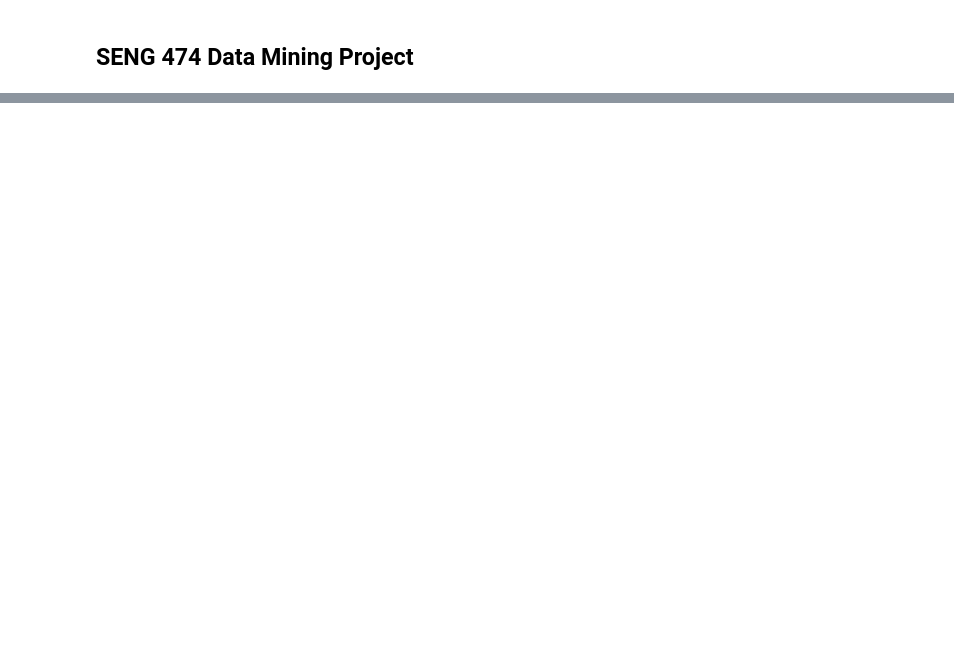
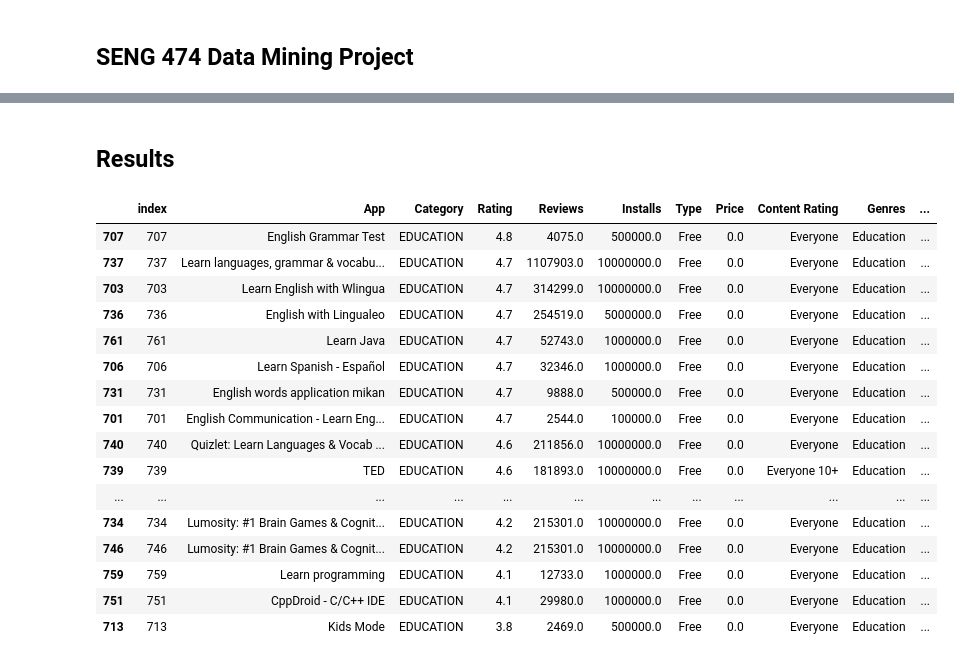
Before and after one commit to chrisann0295/DataExploration, a Jupyter notebook: DataAnalysis.ipynb, the cells around one changed output, grey strips where cells are left out. Saved outputs shown, nothing was run; the diff lists cells and outputs as text; code cells hidden in the pictures; blank space fills up the shorter version.

```diff
--- a/DataAnalysis.ipynb
+++ b/DataAnalysis.ipynb
@@ -54,3 +106,55 @@ data.head()
+# %%
+data = data.reset_index()
+indices = pd.Series(data.index, index=data['App'])
+
+
+def get_recommendations(app_name):
+    idx = indices[app_name]
+    sim_scores = list(enumerate(cosine_sim[idx]))
+    sim_scores = sorted(sim_scores, key=lambda x: x[1], reverse=True)
+    sim_scores = sim_scores[1:50]
+    app_indices = [i[0] for i in sim_scores]
+    new = data.iloc[app_indices]
+    return ranked_recommendations(new)
+
+
+def ranked_recommendations(recommended_data):
+    C = recommended_data['Rating'].mean()
+    m = recommended_data['Reviews'].quantile(0.10)
+    final_apps = recommended_data.copy().loc[data['Reviews'] >= m]
+    final_apps.shape
+
+    def weighted_rating(x, m=m, C=C):
+        v = x['Reviews']
+        R = x['Rating']
+        return (v /(v + m) * R) + (m / (m + v) * C)
+
+    final_apps['score'] = final_apps.apply(weighted_rating, axis=1)
+    final_apps = final_apps.sort_values('score', ascending=False)
+
+    return final_apps
+# %% [markdown]
+## Results
+# %%
+get_recommendations('German Vocabulary Trainer').head(100)
+# %% [output]
+|  | index | App | Category | Rating | Reviews | Installs | Type | Price | Content Rating | Genres | ... |
+| 707 | 707 | English Grammar Test | EDUCATION | 4.8 | 4075.0 | 500000.0 | Free | 0.0 | Everyone | Education | ... |
+| 737 | 737 | Learn languages, grammar & vocabu... | EDUCATION | 4.7 | 1107903.0 | 10000000.0 | Free | 0.0 | Everyone | Education | ... |
+| 703 | 703 | Learn English with Wlingua | EDUCATION | 4.7 | 314299.0 | 10000000.0 | Free | 0.0 | Everyone | Education | ... |
+| 736 | 736 | English with Lingualeo | EDUCATION | 4.7 | 254519.0 | 5000000.0 | Free | 0.0 | Everyone | Education | ... |
+| 761 | 761 | Learn Java | EDUCATION | 4.7 | 52743.0 | 1000000.0 | Free | 0.0 | Everyone | Education | ... |
+| 706 | 706 | Learn Spanish - Español | EDUCATION | 4.7 | 32346.0 | 1000000.0 | Free | 0.0 | Everyone | Education | ... |
+| 731 | 731 | English words application mikan | EDUCATION | 4.7 | 9888.0 | 500000.0 | Free | 0.0 | Everyone | Education | ... |
+| 701 | 701 | English Communication - Learn Eng... | EDUCATION | 4.7 | 2544.0 | 100000.0 | Free | 0.0 | Everyone | Education | ... |
+| 740 | 740 | Quizlet: Learn Languages & Vocab ... | EDUCATION | 4.6 | 211856.0 | 10000000.0 | Free | 0.0 | Everyone | Education | ... |
+| 739 | 739 | TED | EDUCATION | 4.6 | 181893.0 | 10000000.0 | Free | 0.0 | Everyone 10+ | Education | ... |
+| ... | ... | ... | ... | ... | ... | ... | ... | ... | ... | ... | ... |
+| 734 | 734 | Lumosity: #1 Brain Games & Cognit... | EDUCATION | 4.2 | 215301.0 | 10000000.0 | Free | 0.0 | Everyone | Education | ... |
+| 746 | 746 | Lumosity: #1 Brain Games & Cognit... | EDUCATION | 4.2 | 215301.0 | 10000000.0 | Free | 0.0 | Everyone | Education | ... |
+| 759 | 759 | Learn programming | EDUCATION | 4.1 | 12733.0 | 1000000.0 | Free | 0.0 | Everyone | Education | ... |
+| 751 | 751 | CppDroid - C/C++ IDE | EDUCATION | 4.1 | 29980.0 | 1000000.0 | Free | 0.0 | Everyone | Education | ... |
+| 713 | 713 | Kids Mode | EDUCATION | 3.8 | 2469.0 | 500000.0 | Free | 0.0 | Everyone | Education | ... |
 # %%
 def count_unique(col):
     unique, counts = np.unique(col, return_counts=True)
```
Also changed, not shown: parts of 20 cells of this notebook.
